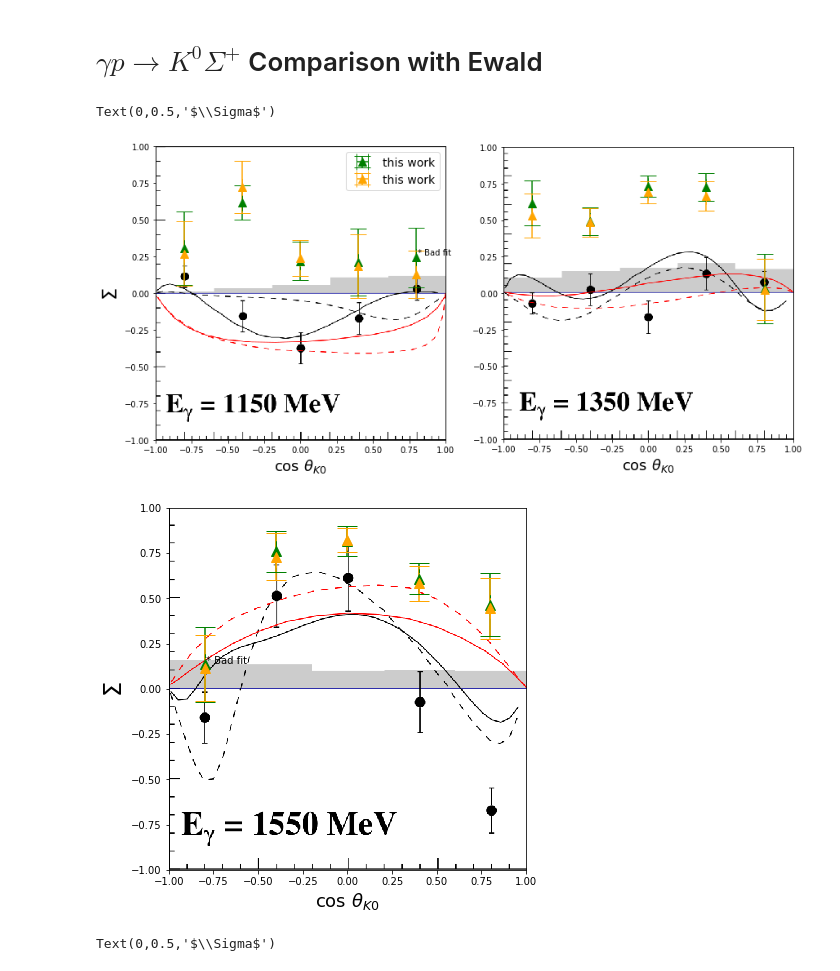
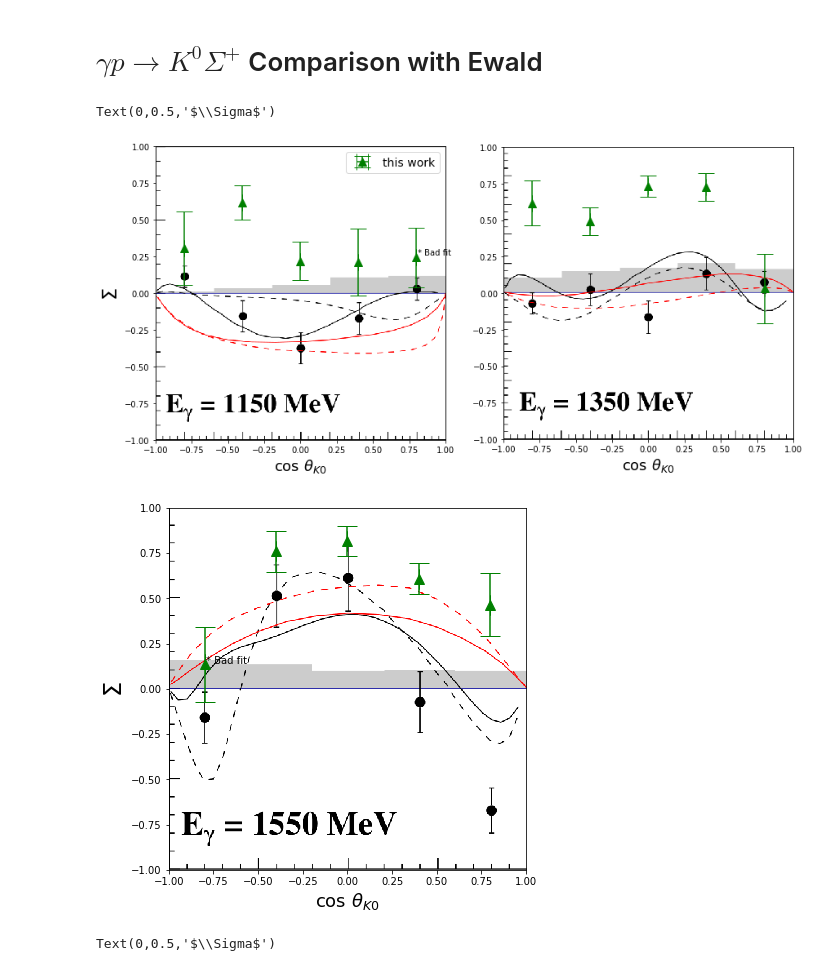
Before and after one commit to louiseclark/g8K0Sig, a Jupyter notebook: jupyter/g8K0SigCompareEwald.ipynb, the cells around one changed output. Drawn from its saved outputs; the diff is of its cells as text; code cells hidden in the pictures.

```diff
--- a/jupyter/g8K0SigCompareEwald.ipynb
+++ b/jupyter/g8K0SigCompareEwald.ipynb
@@ -65,38 +65,38 @@ my2_err=[[0.12233170258546508,0.17952264318746614,0.16018372454689006,0.22100353
 [0.067053802725344155,0.17970609495789389,0.095151759683839071,0.12939620343911168,0.16818805996345781]]
 
 axes[0].errorbar(mx[0],my[0],xerr=mx_err,yerr=my_err[0],color='green',fmt='^', capsize=10, markersize=10,label='this work')
-axes[0].errorbar(mx[0],my2[0],xerr=mx_err,yerr=my2_err[0],color='orange',fmt='^', capsize=10, markersize=10,label='this work')
+#axes[0].errorbar(mx[0],my2[0],xerr=mx_err,yerr=my2_err[0],color='orange',fmt='^', capsize=10, markersize=10,label='this work')
 axes[1].errorbar(mx[1],my[1],xerr=mx_err,yerr=my_err[1],color='green',fmt='^', capsize=10, markersize=10,label='this work')
-axes[1].errorbar(mx[1],my2[1],xerr=mx_err,yerr=my2_err[1],color='orange',fmt='^', capsize=10, markersize=10,label='this work')
+#axes[1].errorbar(mx[1],my2[1],xerr=mx_err,yerr=my2_err[1],color='orange',fmt='^', capsize=10, markersize=10,label='this work')
 axes[0].legend(fontsize=14)
 
 axes[0].text(0.81,0.26,'* Bad fit')
 axes[0].set_xlabel(r'cos $\theta _{K0}$', fontsize=18)
 axes[0].set_ylabel(r'$\Sigma$', fontsize=24)
 axes[1].set_xlabel(r'cos $\theta _{K0}$', fontsize=18)
 
 fig, axes = plt.subplots(1, 1, figsize=(6.4,10))
 
 im = mpimg.imread('EwaldB3.png')
 
 # Make sure the figure axis ratio is preserved by adapting the
 # aspect ratio to the axis range
 xmin, xmax, ymin, ymax = (-1.0, 1.0, -1.0, 1.0)
 aspect = im.shape[0] / im.shape[1] * (xmax - xmin)/(ymax - ymin)
 plt.imshow(im, zorder=0, extent=[xmin, xmax, ymin, ymax], aspect=aspect)
 
 plt.axis([xmin, xmax, ymin, ymax]);
 plt.errorbar(mx[2],my[2],xerr=mx_err,yerr=my_err[2],color='green',fmt='^', capsize=10, markersize=10,label='this work')
-plt.errorbar(mx[2],my2[2],xerr=mx_err,yerr=my2_err[2],color='orange',fmt='^', capsize=10, markersize=10,label='this work')
+#plt.errorbar(mx[2],my2[2],xerr=mx_err,yerr=my2_err[2],color='orange',fmt='^', capsize=10, markersize=10,label='this work')
 
 plt.text(-0.79,0.14,'* Bad fit')
 
 axes.set_xlabel(r'cos $\theta _{K0}$', fontsize=18)
 axes.set_ylabel(r'$\Sigma$', fontsize=24)
 # %% [output]
 Text(0,0.5,'$\\Sigma$')
-[figure, old version]
+[figure, new version]
-[figure, old version]
+[figure, new version]
 # %%
 import matplotlib.image as mpimg
 
```
Also changed, not shown: 29 other files.
